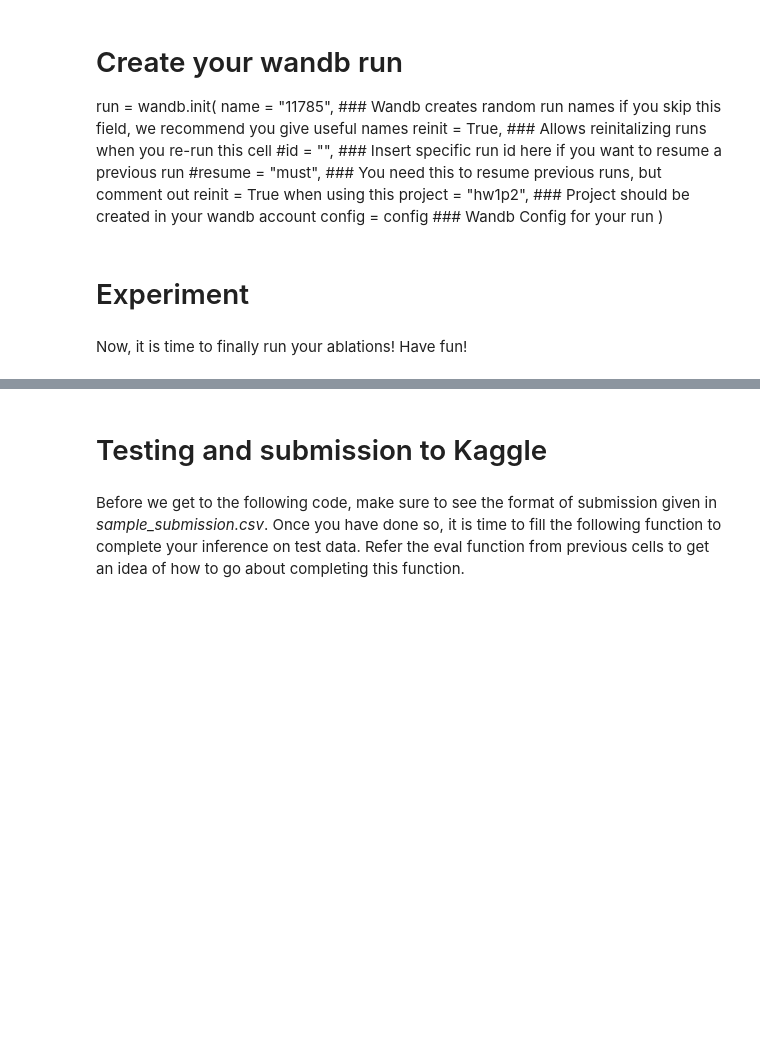
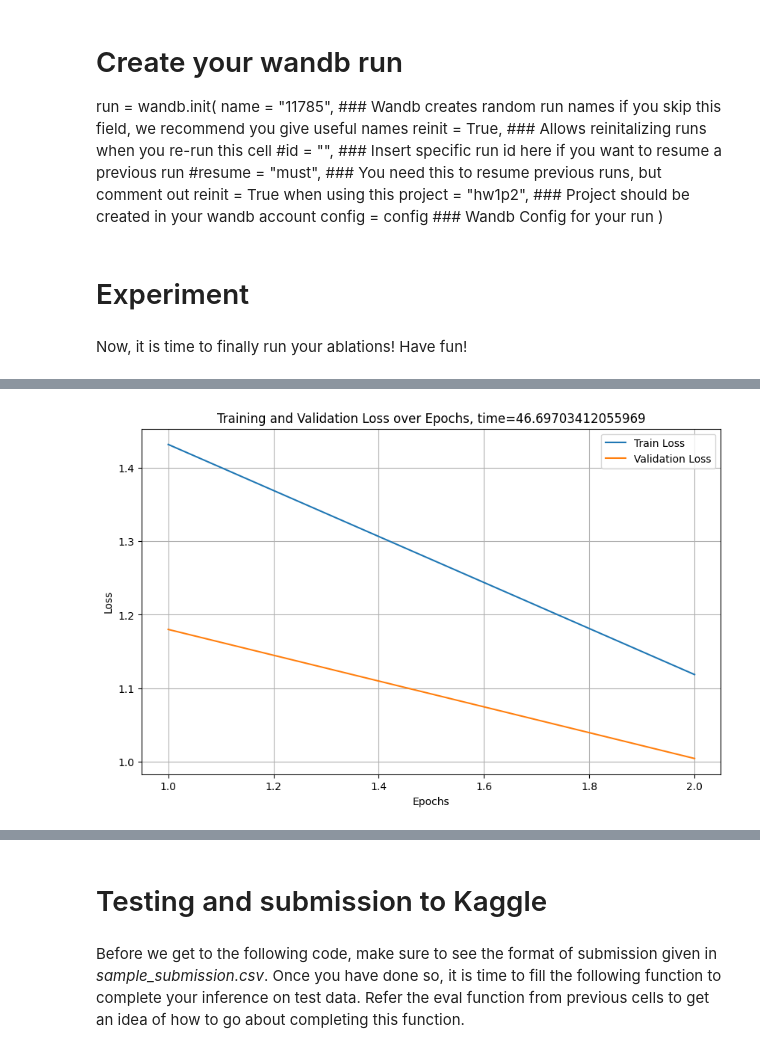
Before and after one commit to AvidJoyceXu/intro2DL, a Jupyter notebook: hw1p2/hw1p2-s25-starter-notebook.ipynb, the cells around one changed output, grey strips where cells are left out. Cells and saved outputs as stored; diff of their text form; code cells hidden in the pictures; blank space fills up the shorter version.

```diff
--- a/hw1p2/hw1p2-s25-starter-notebook.ipynb
+++ b/hw1p2/hw1p2-s25-starter-notebook.ipynb
@@ -282,6 +282,7 @@ class AudioDataset(torch.utils.data.Dataset):
       self.context = context
       self.phonemes = phonemes
       self.subset = config['subset']
+      self.partition = partition
 
       # TODO: Initialize augmentations. Read the Pytorch torchaudio documentations on timemasking and frequencymasking
       self.freq_masking = torchaudio.transforms.FrequencyMasking(freq_mask_param=config['freq_mask_param'])
@@ -348,7 +349,7 @@ class AudioDataset(torch.utils.data.Dataset):
       x, y = zip(*batch)
       x = torch.stack(x, dim=0)
 
-      if np.random.rand() < 0.70:
+      if "train" in self.partition and np.random.rand() < 0.70:
         x = x.transpose(1, 2)
         x = self.freq_masking(x)
         x = self.time_masking(x)
@@ -669,7 +668,7 @@ def get_scheduler(optimizer, config):
 Here we define the model, loss function, optimizer and optionally a learning rate scheduler.
 # %%
 INPUT_SIZE  = (2*config['context'] + 1) * 28 # Why is this the case?
-model       = Network(INPUT_SIZE, len(train_data.phonemes), config=config).to(device).cuda()
+model       = Network(INPUT_SIZE, len(train_data.phonemes), config=config).to(device)
 summary(model, frames.to(device))
 # Check number of parameters of your network
 # Remember, you are limited to 20 million parameters for HW1 (including ensembles)
@@ -713,7 +712,7 @@ scheduler = get_scheduler(optimizer, config)
 # Look into mixed precision training if your GPU (Tesla T4, V100, etc) can make use of it
 # Refer - https://pytorch.org/docs/stable/notes/amp_examples.html
 # Mixed Precision Training with AMP for speedup
-scaler = torch.amp.GradScaler('cuda', enabled=True)
+scaler = torch.amp.GradScaler(device, enabled=True)
 # %% [markdown]
 # Training and Validation Functions
 # %% [markdown]
@@ -855,6 +854,16 @@ torch.cuda.empty_cache()
 gc.collect()
 # wandb.watch(model, log="all")
 best_acc = 0
+
+train_losses = []
+val_losses = []
+train_accuracies = []
+val_accuracies = []
+
+import time
+
+start_t = time.time()
+
 for epoch in range(config['epochs']):
 
     print("\nEpoch {}/{}".format(epoch+1, config['epochs']))
@@ -862,7 +871,10 @@ for epoch in range(config['epochs']):
     curr_lr                 = float(optimizer.param_groups[0]['lr'])
     train_loss, train_acc   = train(model, train_loader, optimizer, criterion)
     val_loss, val_acc       = eval(model, val_loader)
-
+    train_losses.append(train_loss)
+    val_losses.append(val_loss)
+    train_accuracies.append(train_acc)
+    val_accuracies.append(val_acc)
     print("\tTrain Acc {:.04f}%\tTrain Loss {:.04f}\t Learning Rate {:.07f}".format(train_acc*100, train_loss, curr_lr))
     print("\tVal Acc {:.04f}%\tVal Loss {:.04f}".format(val_acc*100, val_loss))
 
@@ -891,6 +903,8 @@ for epoch in range(config['epochs']):
             'train_acc': train_acc,
             'val_acc': val_acc
         }
-        torch.save(checkpoint, f'best.pth')
+        torch.save(checkpoint, f'best-{device}.pth')
         # wandb.save(f'best.pth')
+
+end_t = time.time()
 # %% [output]
@@ -905,0 +957,16 @@ Epoch 3/30
+# %%
+import matplotlib.pyplot as plt
+
+# Plotting the training and validation loss
+plt.figure(figsize=(10, 6))
+plt.plot(range(1, len(train_losses) + 1), train_losses, label='Train Loss')
+plt.plot(range(1, len(val_losses) + 1), val_losses, label='Validation Loss')
+plt.xlabel('Epochs')
+plt.ylabel('Loss')
+plt.title(f'Training and Validation Loss over Epochs, time={end_t-start_t}')
+plt.legend()
+plt.grid(True)
+plt.savefig(f'loss_plot-{device}.png')
+# plt.show()
+# %% [output]
+[figure, added]
```
Also changed, not shown: parts of 13 cells of this notebook, 3 other files.
